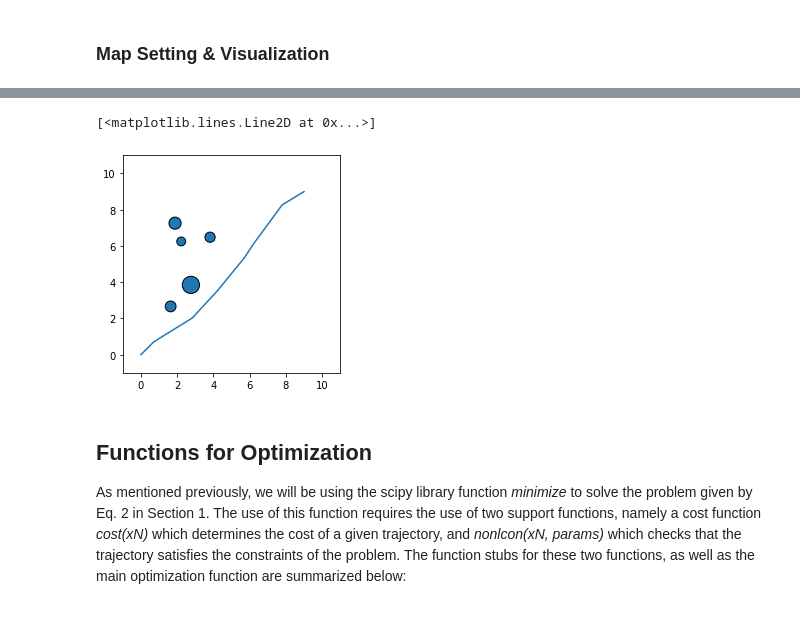
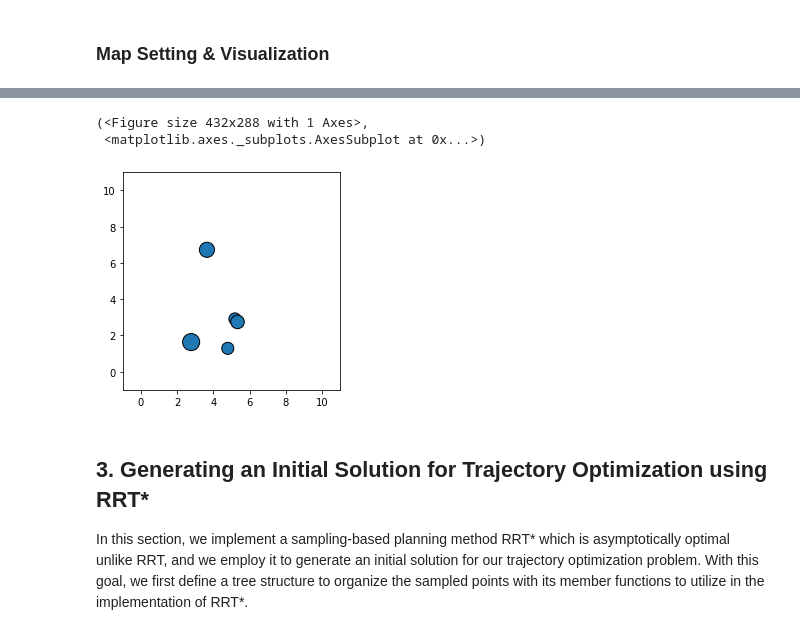
Before and after one commit to JuliaBriden/16.413_Final_Project, a Jupyter notebook: Final_Project.ipynb, the cells around one changed output, grey strips where cells are left out. Saved outputs shown, nothing was run; the diff lists cells and outputs as text; code cells hidden in the pictures.

Commit message:
copied nick's branch and refined RRT* section

```diff
--- a/Final_Project.ipynb
+++ b/Final_Project.ipynb
@@ -523,18 +410,0 @@ def generate_trajectory(init, goal, C_list, delta):
-# %%
-trajectory, total_cost = generate_trajectory(init, goal, C_list, delta)
-
-fig, ax = draw_map(centers, radii)
-
-x_coords = []
-y_coords = []
-for waypoint in trajectory:
-    x_coords.append(waypoint[0])
-    y_coords.append(waypoint[1])
-plt.plot(x_coords, y_coords)
-# %% [output]
-[<matplotlib.lines.Line2D at 0x...>]
-[figure, removed]
-# %% [markdown]
-## Functions for Optimization
-
-As mentioned previously, we will be using the scipy library function *minimize* to solve the problem given by Eq. 2 in Section 1. The use of this function requires the use of two support functions, namely a cost function *cost(xN)* which determines the cost of a given trajectory, and *nonlcon(xN, params)* which checks that the trajectory satisfies the constraints of the problem. The function stubs for these two functions, as well as the main optimization function are summarized below:
@@ -587,0 +411,29 @@ def generate_optimal_trajectory(x0, params):
+# %%
+num_obs = 5
+bounds = np.array([[-1, 10], [-1, 10]])
+delta = 0.9
+init = (0,0)
+goal = (9,9)
+centers, radii, C_list = get_obstacles(num_obs, delta, bounds) # TODO: make sure obstacles are not generated over init & goal
+
+def draw_map(cetners, radii):
+    fig, ax = plt.subplots()
+    for i, center in enumerate(centers):
+        obsArtist = plt.Circle(center, radius=radii[i], edgecolor='Black')
+        ax.add_artist(obsArtist)
+
+    ax.set_ylim([-1, 11])
+    ax.set_xlim([-1, 11])
+    ax.set_aspect('equal')
+
+    return fig, ax
+
+draw_map(centers, radii)
+# %% [output]
+(<Figure size 432x288 with 1 Axes>,
+ <matplotlib.axes._subplots.AxesSubplot at 0x...>)
+[figure, added]
+# %% [markdown]
+## 3. Generating an Initial Solution for Trajectory Optimization using RRT*
+
+In this section, we implement a sampling-based planning method RRT* which is asymptotically optimal unlike RRT, and we employ it to generate an initial solution for our trajectory optimization problem. With this goal, we first define a tree structure to organize the sampled points with its member functions to utilize in the implementation of RRT*.
```
Also changed, not shown: parts of 52 cells of this notebook, 14 other files.
